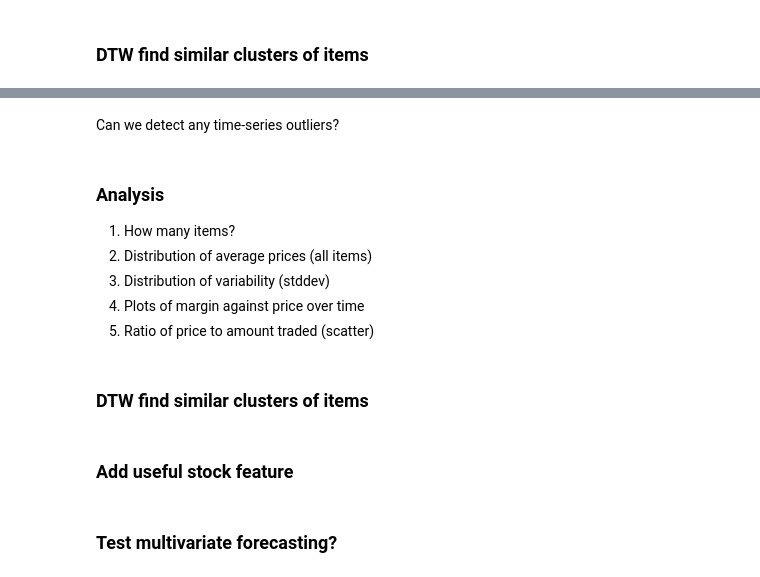
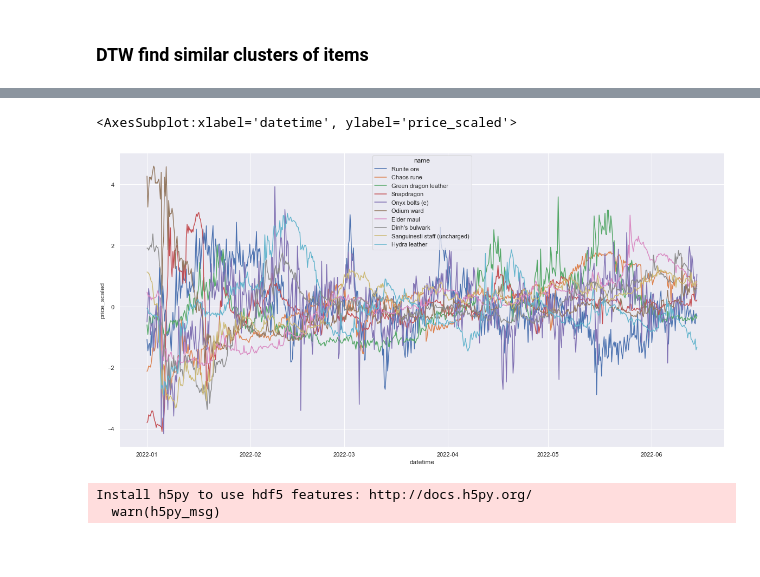
Before and after one commit to jdidcote/osrs-ge-prices, a Jupyter notebook: notebooks/analysis.ipynb, the cells around one changed output, grey strips where cells are left out. Drawn from its saved outputs; the diff is of its cells as text; code cells hidden in the pictures; blank space fills up the shorter version.

Commit message:
Added DTW clustering to analysis notebook

```diff
--- a/notebooks/analysis.ipynb
+++ b/notebooks/analysis.ipynb
@@ -93,0 +95,2 @@ import tslearn
+# %%
+prices = load_preprocessed_data(n_hours=6)
@@ -94,5 +109,3 @@ import tslearn
 # %%
-df = prices.copy()
-
-# Standardize prices by group
-df['price_scaled'] = df.groupby('item_id')['price'].transform(lambda x: (x - x.mean()) / x.std())
+# prices['price_scaled'] = prices.groupby('item_id')['price'].transform(lambda x: (x - x.min()) / (x.max() - x.min()))
+prices['price_scaled'] = prices.groupby('item_id')['price'].transform(lambda x: (x - x.mean()) / x.std())
@@ -122,16 +112,15 @@ Difference is normally distributed - use z scores to remove outliers
-# %% [markdown]
-Can we detect any time-series outliers?
-# %% [markdown]
-### Analysis
-
-1. How many items?
-1. Distribution of average prices (all items)
-1. Distribution of variability (stddev)
-1. Plots of margin against price over time
-1. Ratio of price to amount traded (scatter)
-# %% [markdown]
-### DTW find similar clusters of items
-# %% [markdown]
-### Add useful stock feature
-# %% [markdown]
-### Test multivariate forecasting?
+# %%
+prices_sample = prices[prices['item_id'].isin(prices['item_id'].sample(10))]
+sns.set(rc={'figure.figsize':(20, 10)})
+sns.lineplot(data=prices_sample, x='datetime', y='price_scaled', hue='name')
+# %% [output]
+<AxesSubplot:xlabel='datetime', ylabel='price_scaled'>
+[figure, added]
+# %%
+from tslearn.clustering import TimeSeriesKMeans
+
+# Reshape timeseries for dtw clustering
+prices_wide = prices.pivot(index='datetime', columns='name', values='price_scaled')
+# %% [output]
+Install h5py to use hdf5 features: http://docs.h5py.org/
+  warn(h5py_msg)
```
Also changed, not shown: parts of 23 cells of this notebook.
